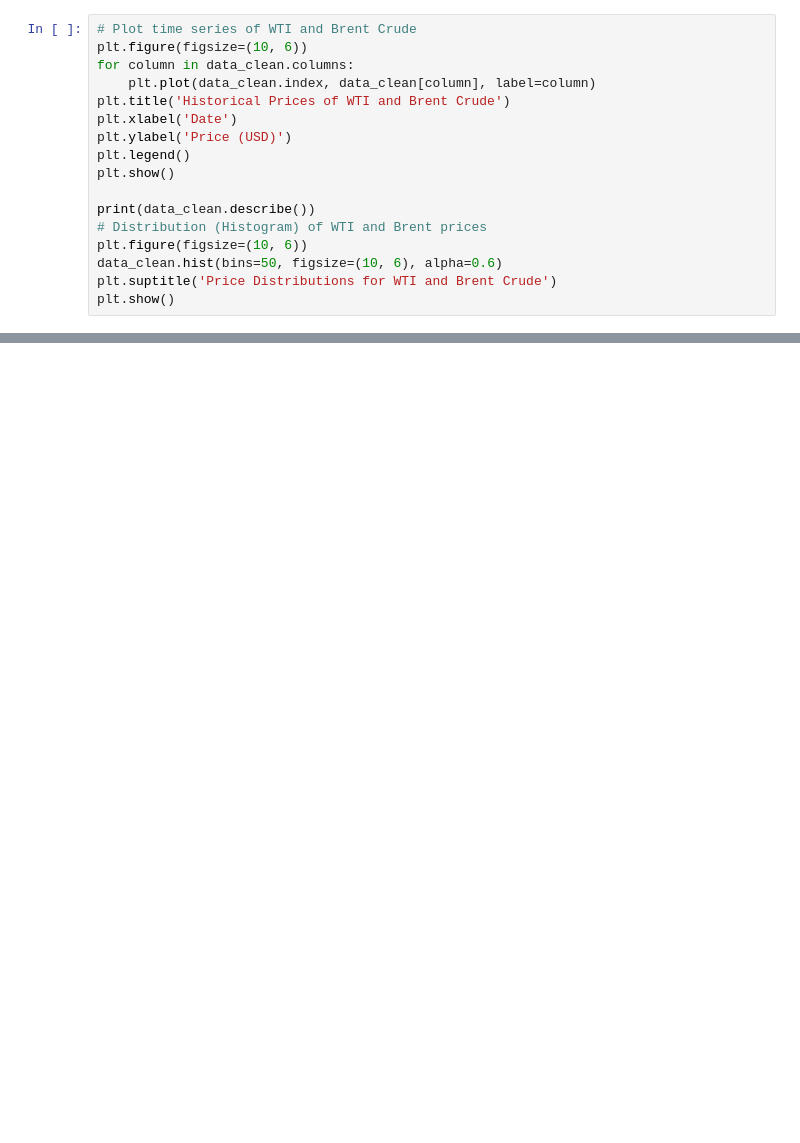
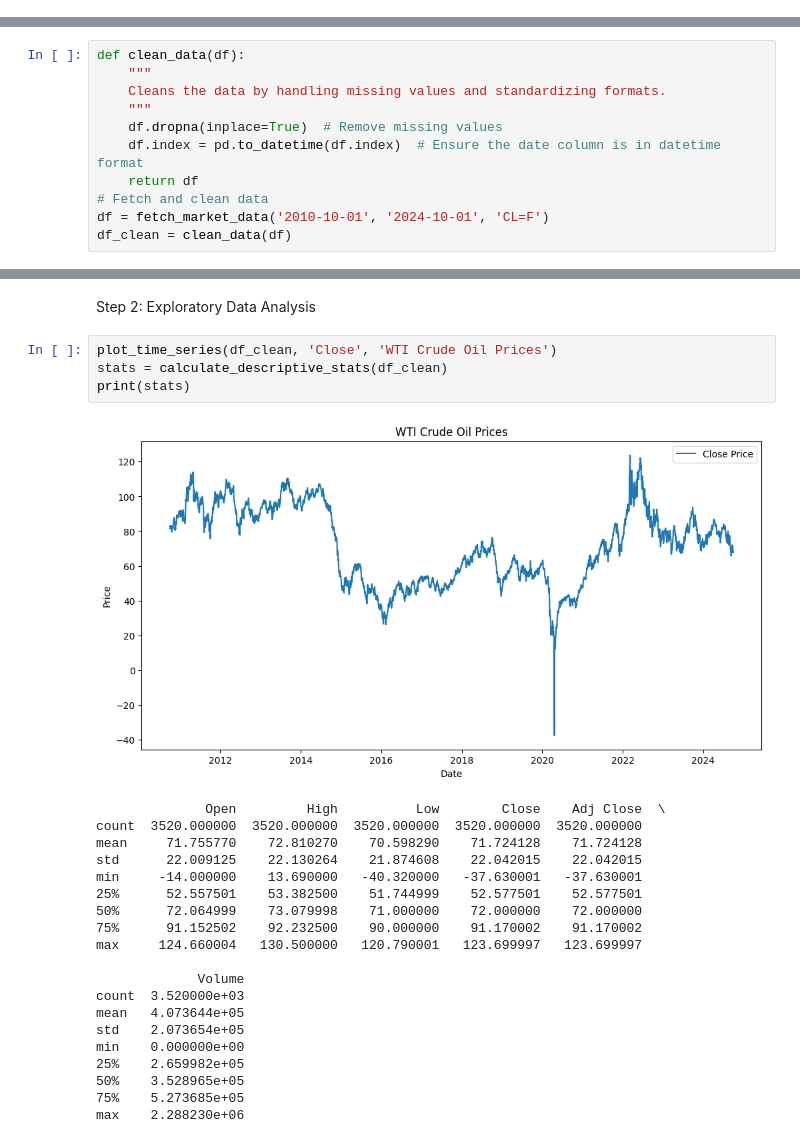
Before and after one commit to Fatahi63/MScFE_690_Capstone_Student_Group_7115, a Jupyter notebook: CAPSTONE_GROUP_7115.ipynb, the cells around one changed output, grey strips where cells are left out. Saved outputs shown, nothing was run; the diff lists cells and outputs as text; blank space fills up the shorter version.

```diff
--- a/CAPSTONE_GROUP_7115.ipynb
+++ b/CAPSTONE_GROUP_7115.ipynb
@@ -67,17 +0,0 @@ Step 3: Exploratory Data Analysis
-# %%
-# Plot time series of WTI and Brent Crude
-plt.figure(figsize=(10, 6))
-for column in data_clean.columns:
-    plt.plot(data_clean.index, data_clean[column], label=column)
-plt.title('Historical Prices of WTI and Brent Crude')
-plt.xlabel('Date')
-plt.ylabel('Price (USD)')
-plt.legend()
-plt.show()
-
-print(data_clean.describe())
-# Distribution (Histogram) of WTI and Brent prices
-plt.figure(figsize=(10, 6))
-data_clean.hist(bins=50, figsize=(10, 6), alpha=0.6)
-plt.suptitle('Price Distributions for WTI and Brent Crude')
-plt.show()
@@ -310,0 +299,11 @@ WTI ARIMA model has a lower BIC, indicating a more parsimonious model compared t
+# %%
+def clean_data(df):
+    """
+    Cleans the data by handling missing values and standardizing formats.
+    """
+    df.dropna(inplace=True)  # Remove missing values
+    df.index = pd.to_datetime(df.index)  # Ensure the date column is in datetime format
+    return df
+# Fetch and clean data
+df = fetch_market_data('2010-10-01', '2024-10-01', 'CL=F')
+df_clean = clean_data(df)
@@ -310,0 +346,27 @@ WTI ARIMA model has a lower BIC, indicating a more parsimonious model compared t
+# %% [markdown]
+Step 2: Exploratory Data Analysis
+# %%
+plot_time_series(df_clean, 'Close', 'WTI Crude Oil Prices')
+stats = calculate_descriptive_stats(df_clean)
+print(stats)
+# %% [output]
+[figure, added]
+              Open         High          Low        Close    Adj Close  \
+count  3520.000000  3520.000000  3520.000000  3520.000000  3520.000000
+mean     71.755770    72.810270    70.598290    71.724128    71.724128
+std      22.009125    22.130264    21.874608    22.042015    22.042015
+min     -14.000000    13.690000   -40.320000   -37.630001   -37.630001
+25%      52.557501    53.382500    51.744999    52.577501    52.577501
+50%      72.064999    73.079998    71.000000    72.000000    72.000000
+75%      91.152502    92.232500    90.000000    91.170002    91.170002
+max     124.660004   130.500000   120.790001   123.699997   123.699997
+
+             Volume
+count  3.520000e+03
+mean   4.073644e+05
+std    2.073654e+05
+min    0.000000e+00
+25%    2.659982e+05
+50%    3.528965e+05
+75%    5.273685e+05
+max    2.288230e+06
```
Also changed, not shown: parts of 35 cells of this notebook, 1 other file.
